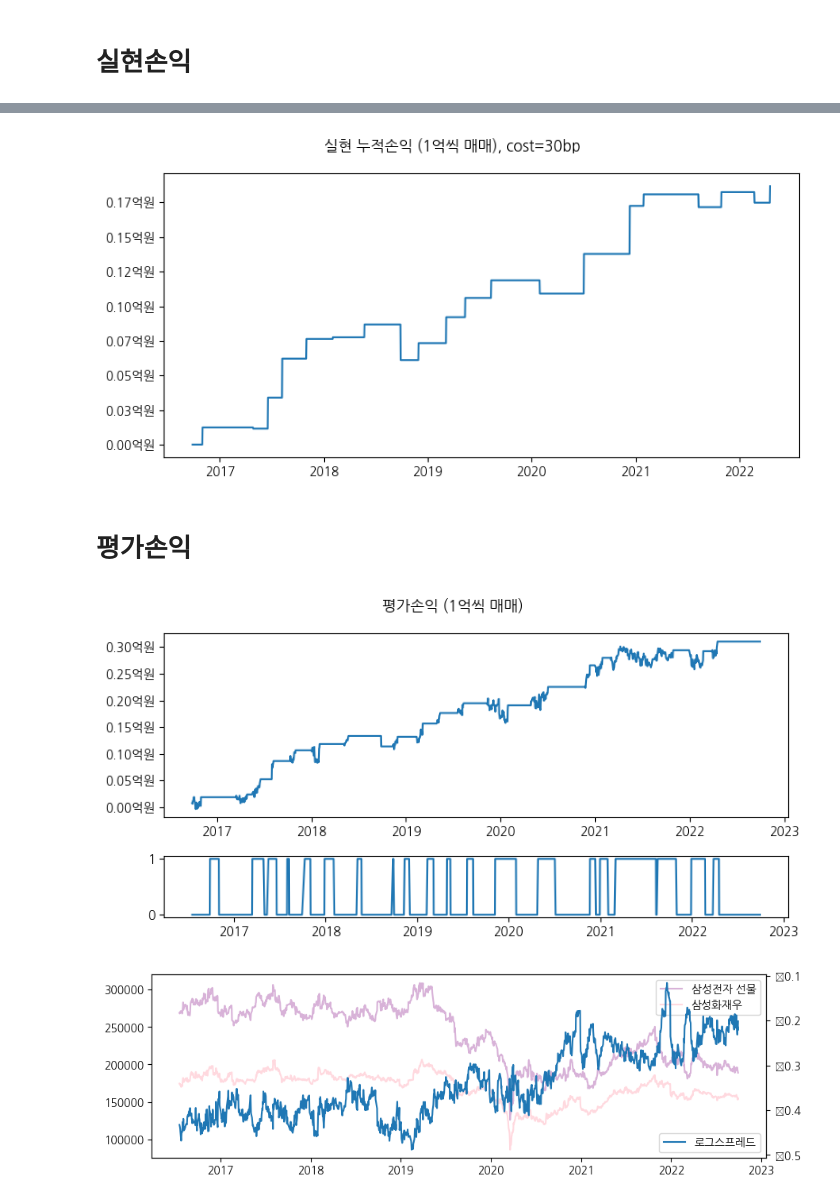
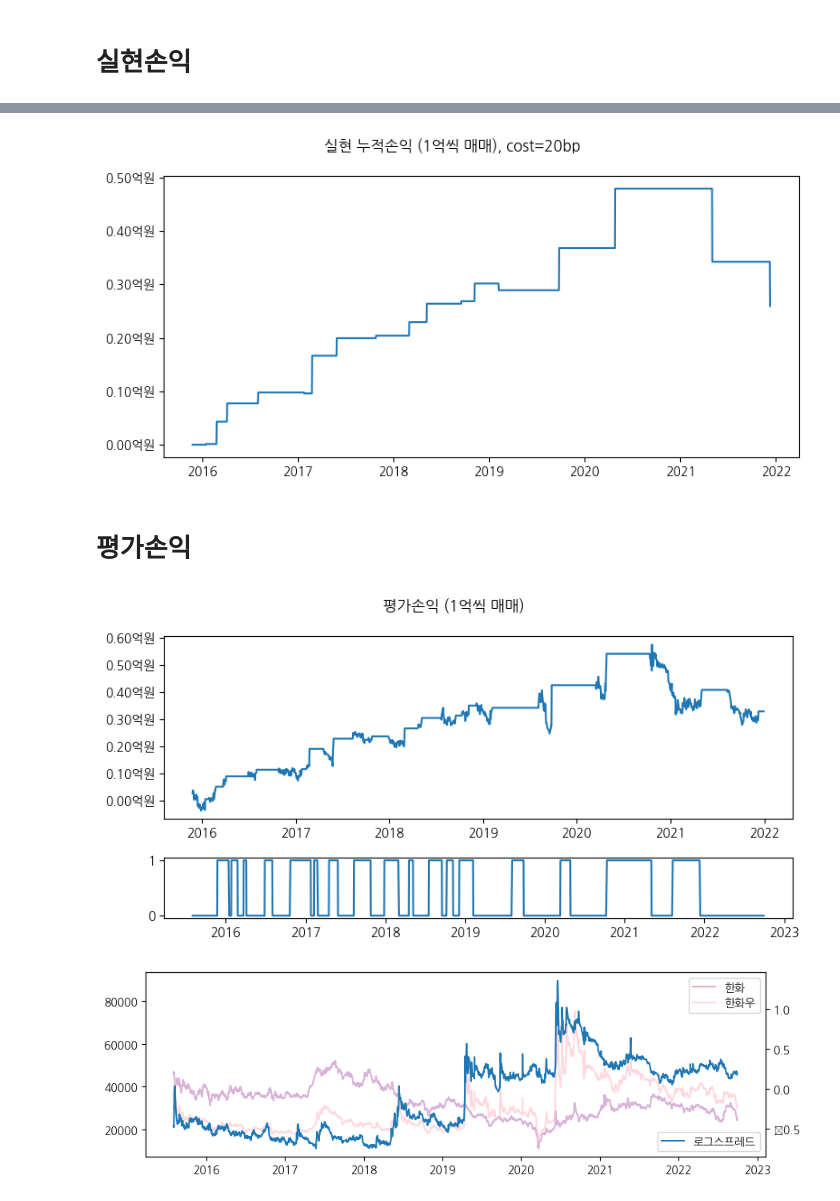
Before and after one commit to jo-cho/woosunjoo, a Jupyter notebook: notebook-specific.ipynb, the cells around one changed output, grey strips where cells are left out. Drawn from its saved outputs; the diff is of its cells as text; code cells hidden in the pictures.

```diff
--- a/notebook-specific.ipynb
+++ b/notebook-specific.ipynb
@@ -14,11 +14,13 @@ import pickle
 from pathlib import Path
 # %%
 # Data load
-pairs_list = [('LG전자', 'LG전자우'),
+pairs_list = [('한화','한화우')
+ #('LG전자', 'LG전자우'),
  #('LG화학', 'LG화학우'),
- ('삼성전자', '삼성전자우'),
- ('삼성화재', '삼성화재우'),
- ('현대차', '현대차우')]
+ #('삼성전자', '삼성전자우'),
+ #('삼성화재', '삼성화재우'),
+ #('현대차', '현대차우')
+             ]
 # %%
 main_path = '/home/lululalamoon/CHO/chosta/data/k_stocks/daily/ohlcv'
 ohlcv_list=[]
@@ -39,13 +41,13 @@ for pair in pairs_list:
     common_prices.append(common_price)
 # %%
 common_futures_df = pd.concat(common_prices, axis=1).dropna()
-common_futures_df.loc[:'2018-4','삼성전자'] = common_futures_df.loc[:'2018-4','삼성전자']/50
+#common_futures_df.loc[:'2018-4','삼성전자'] = common_futures_df.loc[:'2018-4','삼성전자']/50
 # %%
 trade_dates_all = []
 used_pairs_list_all = []
 
-common = pairs_list[2][0]
-preferred = pairs_list[2][1]
+common = pairs_list[0][0]
+preferred = pairs_list[0][1]
 
 common_price = common_futures_df[common].rename(common)  # 선물 데이터 사용
 preferred_price = ohlcv_dict[preferred]['종가'].rename(preferred)
@@ -251,7 +253,7 @@ inventory = inventory.to_frame()
 # %%
 import matplotlib.ticker as ticker
 f, ax = plt.subplots(1, figsize=(8, 4))
-f.suptitle('실현 누적손익 (1억씩 매매), cost=30bp')
+f.suptitle('실현 누적손익 (1억씩 매매), cost=20bp')
 
 i = inventory[0]
 ax.yaxis.set_major_formatter(
@@ -262,7 +264,7 @@ f.tight_layout()
 
 plt.show()
 # %% [output]
-[figure, old version]
+[figure, new version]
 # %% [markdown]
 # 평가손익
 # %%
@@ -289,7 +291,7 @@ import matplotlib.ticker as ticker
 f, ax = plt.subplots(2, figsize=(8, 4), gridspec_kw={'height_ratios': [3, 1]})
 f.suptitle('평가손익 (1억씩 매매)')
 
-i = 평가손익
+i = 평가손익[:'2021']
 ax[0].yaxis.set_major_formatter(
     ticker.FuncFormatter(lambda i,
                                 pos: '{:,.2f}'.format(i / 100_000_000) + '억원'))
@@ -299,15 +301,15 @@ ax[1].plot(df_.position)
 
 plt.show()
 # %% [output]
-[figure, old version]
+[figure, new version]
 # %%
 f, ax = plt.subplots(1, figsize=(10,3))
 ax.plot(first['2009':], c='purple',  alpha=0.3)
 ax.plot(second['2009':], c='pink', alpha=0.6)
-plt.legend(['삼성전자 선물',preferred])
+plt.legend([common,preferred])
 ax2 = ax.twinx()
 ax2.plot(spread['2009':])
 plt.legend(['로그스프레드'],loc='lower right')
 plt.show()
 # %% [output]
-[figure, old version]
+[figure, new version]
```
Also changed, not shown: parts of 10 cells of this notebook, 15 other files.
